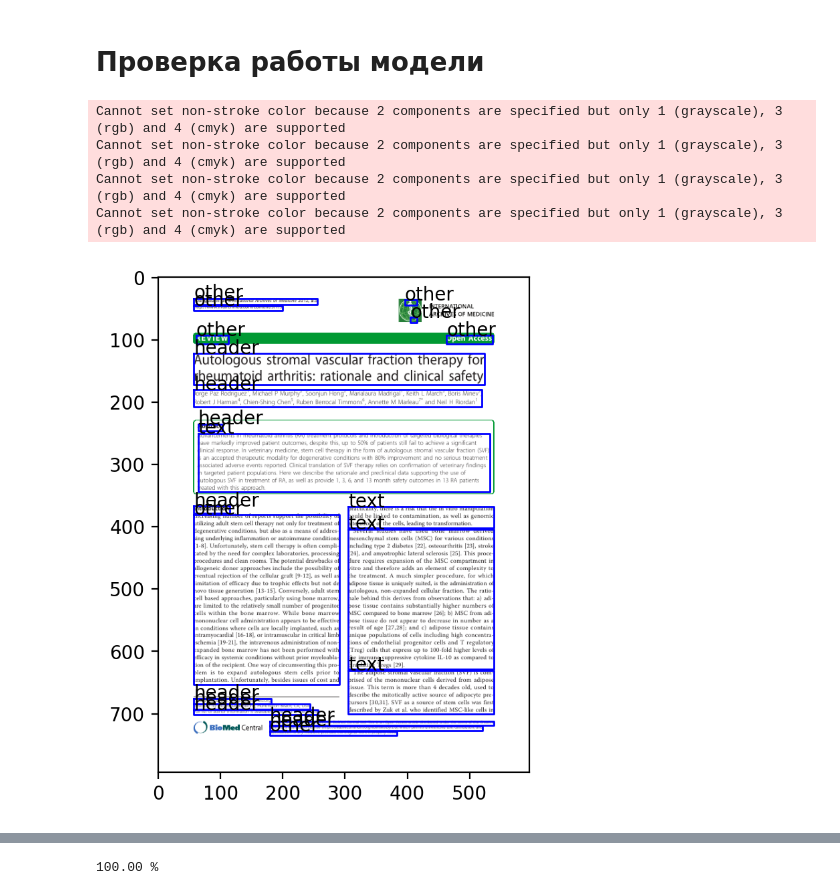
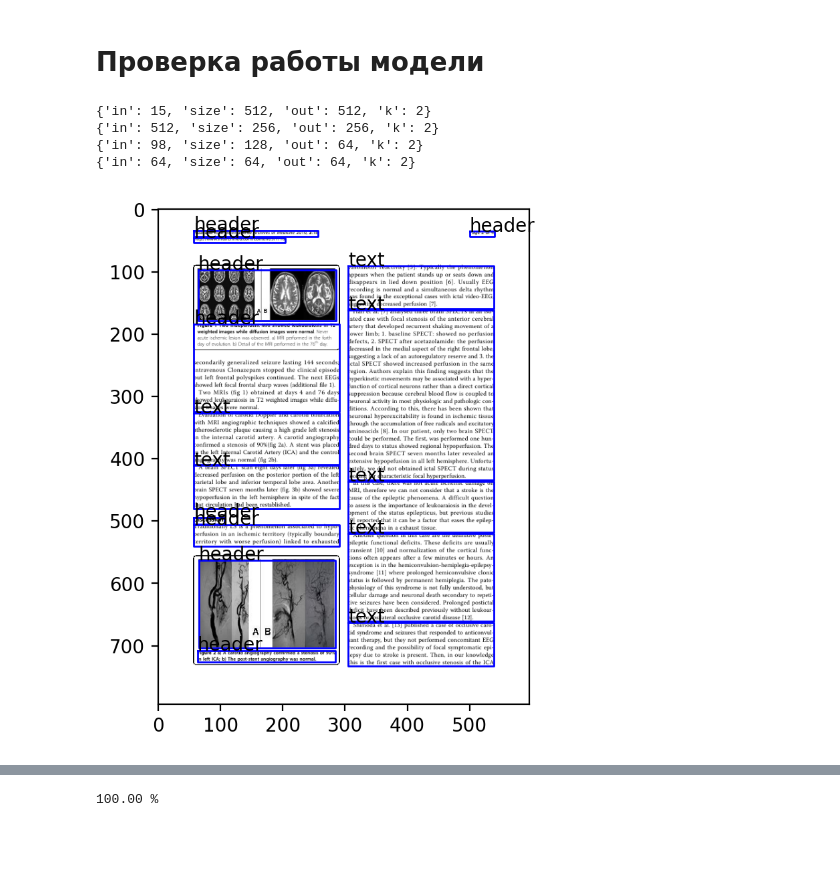
Before and after one commit to YRL-AIDA/rows2regionsGLAM, a Jupyter notebook: notebooks/rows2regions_model_exp.ipynb, the cells around one changed output, grey strips where cells are left out. Cells and saved outputs as stored; diff of their text form; code cells hidden in the pictures; blank space fills up the shorter version.

```diff
--- a/notebooks/rows2regions_model_exp.ipynb
+++ b/notebooks/rows2regions_model_exp.ipynb
@@ -262,7 +262,7 @@ class CustomLoss(torch.nn.Module):
 
     def forward(self, pred_dict, dict_graph):
         # Ребра
-        e_pred = pred_dict["E_pred"]
+        e_pred = pred_dict["E_pred_logits"]
         e_true = dict_graph["true_edges"]
         e_pred = e_pred.squeeze()
         r = random.randint(0, 100000)
@@ -290,6 +290,7 @@ class TorchModel(torch.nn.Module):
         super(TorchModel, self).__init__()
         self.node_emb = NodeGLAM(params)
         self.edge_emb = EdgeGLAM(params)
+        self.sigmoid = torch.nn.Sigmoid()
 
     def forward(self, data_graph_dict):
         X: torch.Tensor = data_graph_dict["X"]
@@ -306,7 +307,8 @@ class TorchModel(torch.nn.Module):
         Edge_pred = self.edge_emb(Omega, new_sp_A)
         return {
             "node_classes": Node_classes,
-            "E_pred": Edge_pred
+            "E_pred_logits": Edge_pred,
+            "E_pred" : self.sigmoid(Edge_pred)
         }
 # %% [markdown]
 # Сохранение датасета
@@ -416,18 +418,18 @@ GLAM_MODEL = 'row2region_GLAM_artic'
 PARAMS  = {
     "node_featch": 15,
     "edge_featch": 4,
-    "epochs": 30,
-    "batch_size": 15,
+    "epochs": 15,
+    "batch_size": 40,
     "learning_rate": 0.001,
     "Tag":[  {'in': -1, 'size': 512, 'out': 512, 'k': 2},
             {'in': 512, 'size': 256, 'out': 256, 'k': 2},
             ],
-    "TagEdge": [ {'in': -1, 'size': 128, 'out': 512, 'k': 2},
-            {'in': 512, 'size': 64, 'out': 64, 'k': 2},
+    "TagEdge": [ {'in': -1, 'size': 128, 'out': 64, 'k': 2},
+            {'in': 64, 'size': 64, 'out': 64, 'k': 2},
             ],
     "NodeLinear": [-1, 64, 32],
     "NodeLinearClassifier": [-1, 16, 8],
-    "EdgeLinearClassifier": [-1, 32, 16, 1],
+    "EdgeLinearClassifier": [-1, 64, 16, 1],
     "batchNormNode": True,
     "batchNormEdge": True,
     "seg_k": 0.5,
@@ -692,28 +693,29 @@ rows2regions = Rows2Regions({
     'tokenizer': RowGLAMTokenizer(),
     'is_merge_extract': True
 })
+# %% [output]
+{'in': 15, 'size': 512, 'out': 512, 'k': 2}
+{'in': 512, 'size': 256, 'out': 256, 'k': 2}
+{'in': 98, 'size': 128, 'out': 64, 'k': 2}
+{'in': 64, 'size': 64, 'out': 64, 'k': 2}
 # %%
-torch_dict2 = dataset[126]
+torch_dict2 = dataset[56]
 path_pdf = os.path.join(dataset_path, torch_dict2['file_name'] + ".pdf")
 pdf_json, img = pdf_manager.get_json_and_img_from_pdf(path_pdf)
 ploter.set_dpi(200)
 ploter.plot_img(img)
 # ploter.plot_tokens(tokenizer, torch_dict2)
 
 # Регионы --------------------------------------------------------------
 row_json = row_manager.get_row_json_from_pdf_json(pdf_json)
 
 rows_model.from_dict({"rows": row_json})
 rows2regions.convert(rows_model, region_model)
 
 for reg in region_model.regions:
     reg.segment.plot(text=reg.label)
 # %% [output]
-Cannot set non-stroke color because 2 components are specified but only 1 (grayscale), 3 (rgb) and 4 (cmyk) are supported
-Cannot set non-stroke color because 2 components are specified but only 1 (grayscale), 3 (rgb) and 4 (cmyk) are supported
-Cannot set non-stroke color because 2 components are specified but only 1 (grayscale), 3 (rgb) and 4 (cmyk) are supported
-Cannot set non-stroke color because 2 components are specified but only 1 (grayscale), 3 (rgb) and 4 (cmyk) are supported
-[figure, old version]
+[figure, new version]
 # %%
 from rows2regionsGLAM.metrics import GridMetric
 from torchmetrics.detection.mean_ap import MeanAveragePrecision
```
Also changed, not shown: parts of 7 cells of this notebook.
